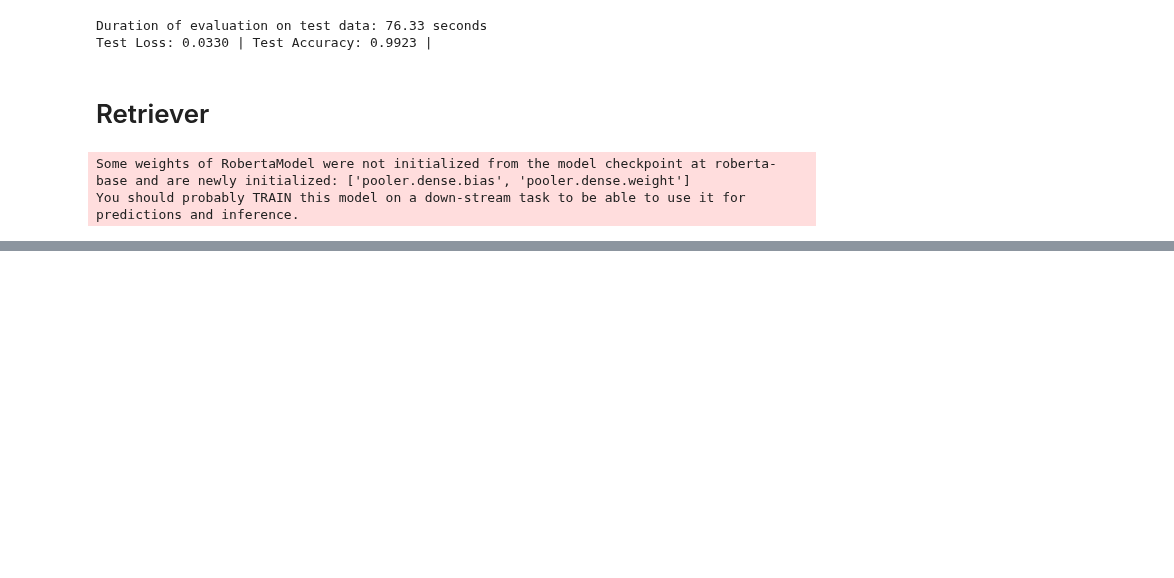
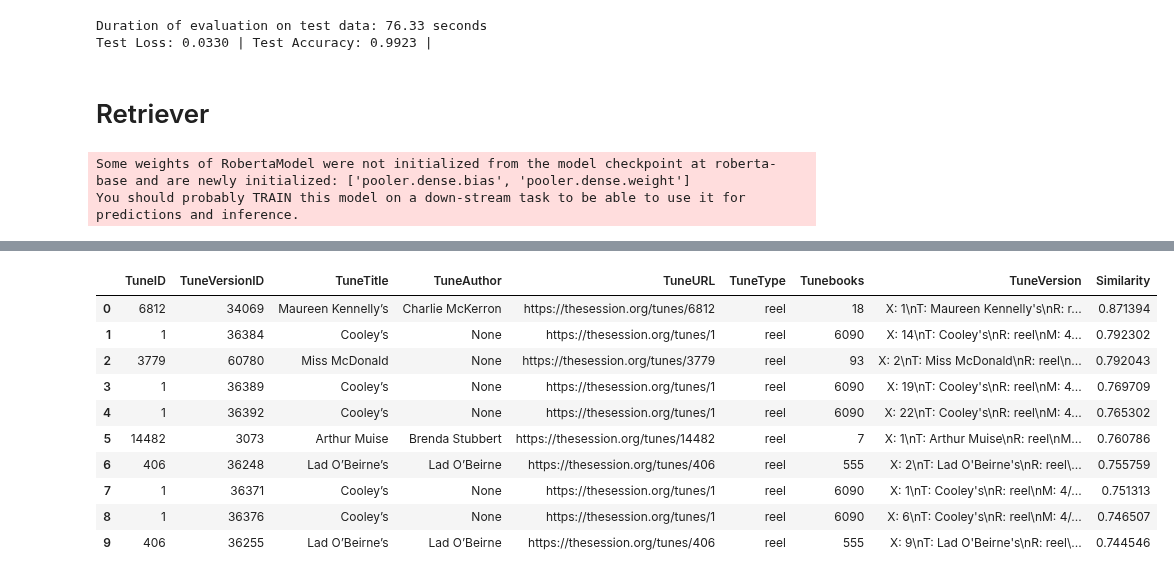
Before and after one commit to maxbhardy/thesession, a Jupyter notebook: test_midi.ipynb, the cells around one changed output, grey strips where cells are left out. Cells and saved outputs as stored; diff of their text form; code cells hidden in the pictures; blank space fills up the shorter version.

```diff
--- a/test_midi.ipynb
+++ b/test_midi.ipynb
@@ -456,0 +431,14 @@ retriever("test/LS_30009.MP3", limit=20, duration=60)
+# %%
+retriever("test/cooleys.mp3", limit=10, duration=60, skip_start=5)
+# %% [output]
+|  | TuneID | TuneVersionID | TuneTitle | TuneAuthor | TuneURL | TuneType | Tunebooks | TuneVersion | Similarity |
+| 0 | 6812 | 34069 | Maureen Kennelly’s | Charlie McKerron | https://thesession.org/tunes/6812 | reel | 18 | X: 1\nT: Maureen Kennelly's\nR: r... | 0.871394 |
+| 1 | 1 | 36384 | Cooley’s | None | https://thesession.org/tunes/1 | reel | 6090 | X: 14\nT: Cooley's\nR: reel\nM: 4... | 0.792302 |
+| 2 | 3779 | 60780 | Miss McDonald | None | https://thesession.org/tunes/3779 | reel | 93 | X: 2\nT: Miss McDonald\nR: reel\n... | 0.792043 |
+| 3 | 1 | 36389 | Cooley’s | None | https://thesession.org/tunes/1 | reel | 6090 | X: 19\nT: Cooley's\nR: reel\nM: 4... | 0.769709 |
+| 4 | 1 | 36392 | Cooley’s | None | https://thesession.org/tunes/1 | reel | 6090 | X: 22\nT: Cooley's\nR: reel\nM: 4... | 0.765302 |
+| 5 | 14482 | 3073 | Arthur Muise | Brenda Stubbert | https://thesession.org/tunes/14482 | reel | 7 | X: 1\nT: Arthur Muise\nR: reel\nM... | 0.760786 |
+| 6 | 406 | 36248 | Lad O’Beirne’s | Lad O’Beirne | https://thesession.org/tunes/406 | reel | 555 | X: 2\nT: Lad O'Beirne's\nR: reel\... | 0.755759 |
+| 7 | 1 | 36371 | Cooley’s | None | https://thesession.org/tunes/1 | reel | 6090 | X: 1\nT: Cooley's\nR: reel\nM: 4/... | 0.751313 |
+| 8 | 1 | 36376 | Cooley’s | None | https://thesession.org/tunes/1 | reel | 6090 | X: 6\nT: Cooley's\nR: reel\nM: 4/... | 0.746507 |
+| 9 | 406 | 36255 | Lad O’Beirne’s | Lad O’Beirne | https://thesession.org/tunes/406 | reel | 555 | X: 9\nT: Lad O'Beirne's\nR: reel\... | 0.744546 |
```
Also changed, not shown: parts of 15 cells of this notebook, 1 other file.
